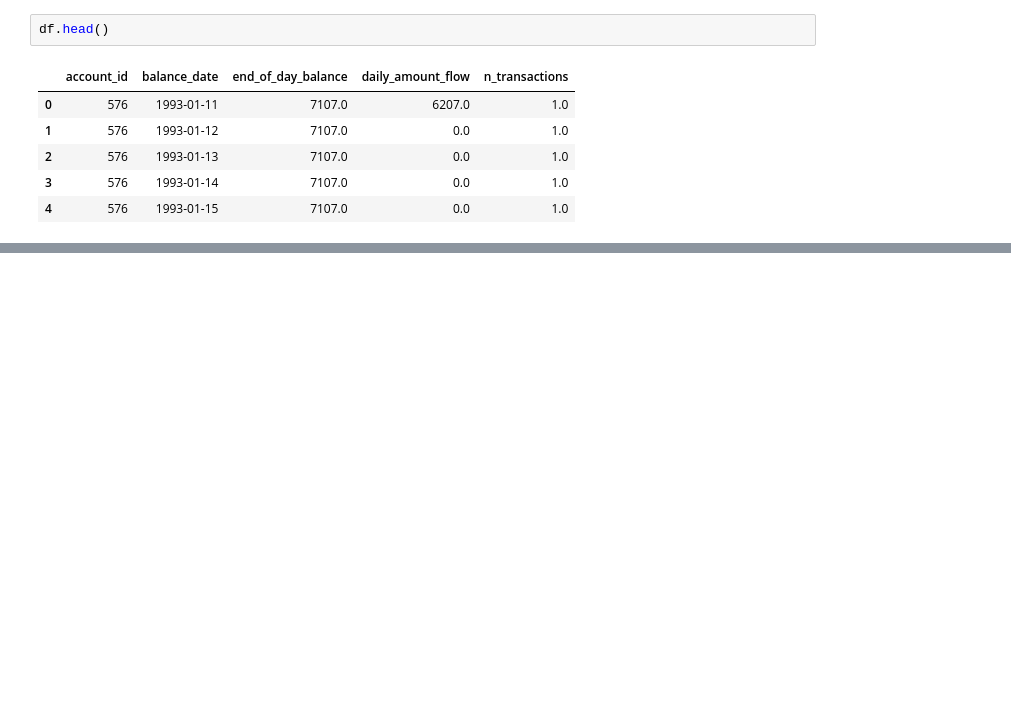
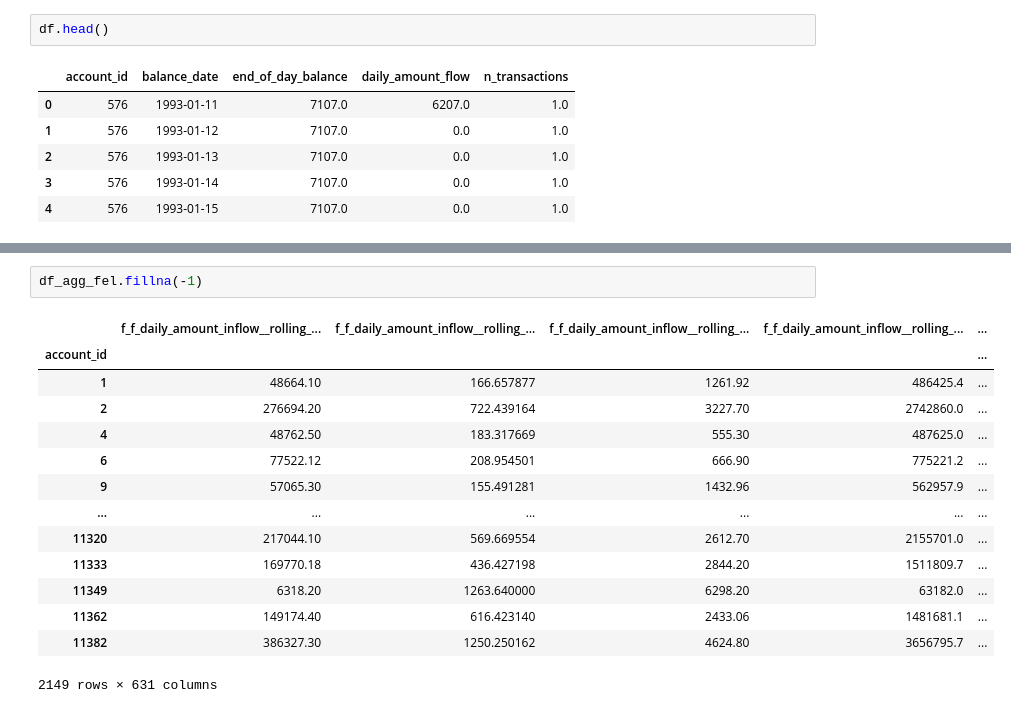
Before and after one commit to DataDavidProjects/berkabank, a Jupyter notebook: notebooks/feature_eng.ipynb, the cells around one changed output, grey strips where cells are left out. Drawn from its saved outputs; the diff is of its cells as text; blank space fills up the shorter version.

```diff
--- a/notebooks/feature_eng.ipynb
+++ b/notebooks/feature_eng.ipynb
@@ -321,0 +460,17 @@ daily_amount_flow inflow median 16
+# %%
+df_agg_fel.fillna(-1)
+# %% [output]
+|  | f_f_daily_amount_inflow__rolling_... | f_f_daily_amount_inflow__rolling_... | f_f_daily_amount_inflow__rolling_... | f_f_daily_amount_inflow__rolling_... | ... |
+| account_id |  |  |  |  | ... |
+| 1 | 48664.10 | 166.657877 | 1261.92 | 486425.4 | ... |
+| 2 | 276694.20 | 722.439164 | 3227.70 | 2742860.0 | ... |
+| 4 | 48762.50 | 183.317669 | 555.30 | 487625.0 | ... |
+| 6 | 77522.12 | 208.954501 | 666.90 | 775221.2 | ... |
+| 9 | 57065.30 | 155.491281 | 1432.96 | 562957.9 | ... |
+| ... | ... | ... | ... | ... | ... |
+| 11320 | 217044.10 | 569.669554 | 2612.70 | 2155701.0 | ... |
+| 11333 | 169770.18 | 436.427198 | 2844.20 | 1511809.7 | ... |
+| 11349 | 6318.20 | 1263.640000 | 6298.20 | 63182.0 | ... |
+| 11362 | 149174.40 | 616.423140 | 2433.06 | 1481681.1 | ... |
+| 11382 | 386327.30 | 1250.250162 | 4624.80 | 3656795.7 | ... |
+2149 rows × 631 columns
```
Also changed, not shown: parts of 26 cells of this notebook, 1 other file.
